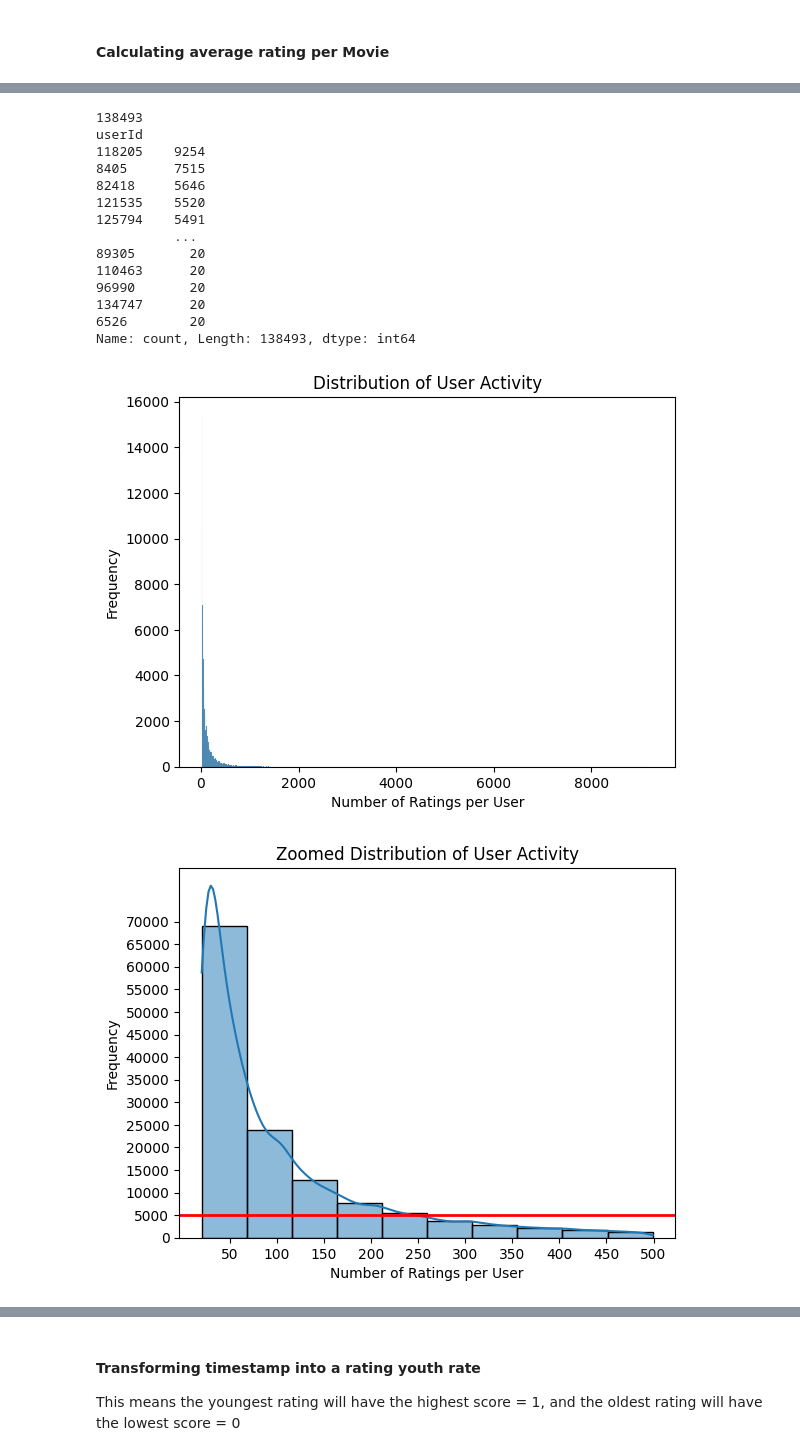
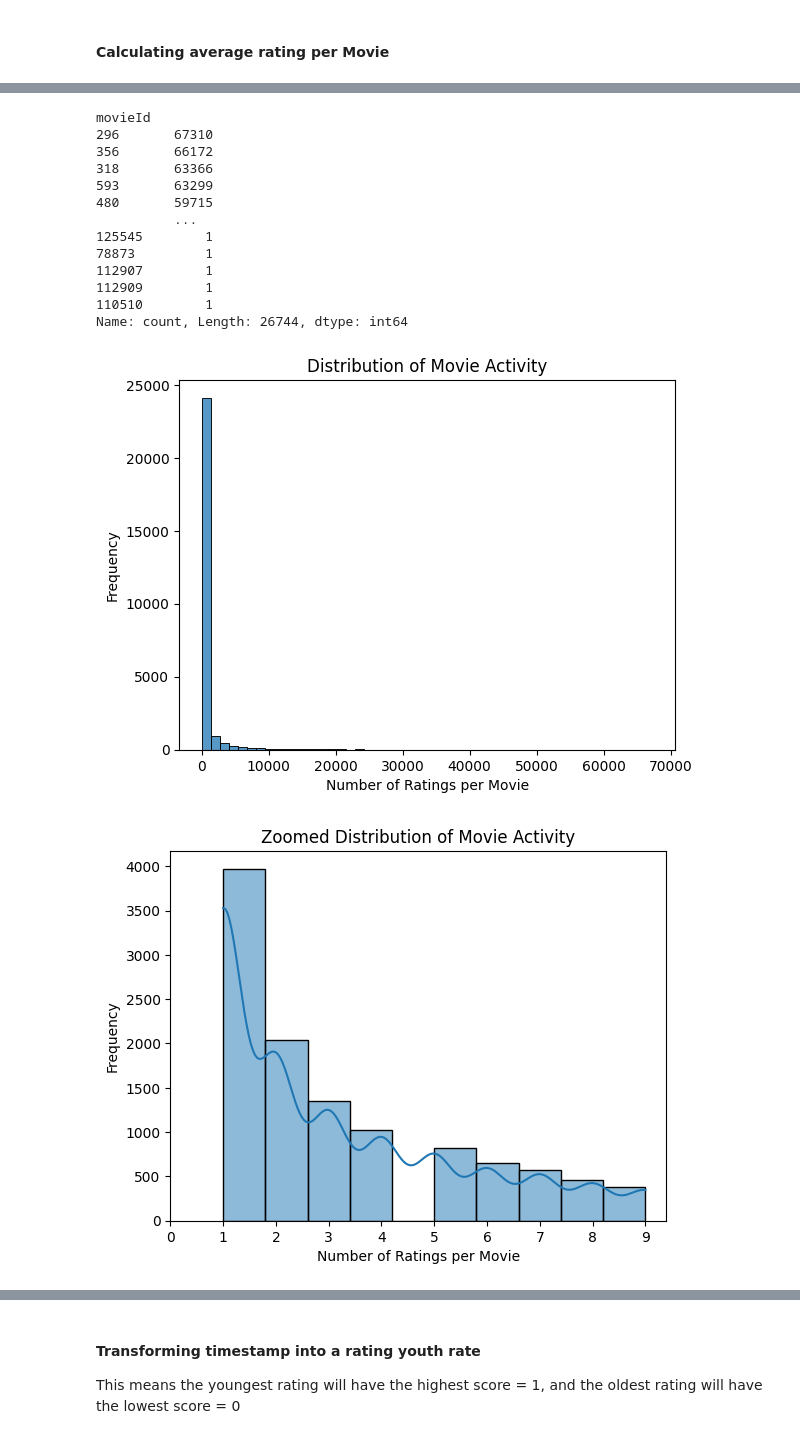
Before and after one commit to jcrigoni/grand_ml_project, a Jupyter notebook: Exploratory_Data_Analysis.ipynb, the cells around one changed output, grey strips where cells are left out. Cells and saved outputs as stored; diff of their text form; code cells hidden in the pictures.

Commit message:
exploratory data analysis + tableau

```diff
--- a/Exploratory_Data_Analysis.ipynb
+++ b/Exploratory_Data_Analysis.ipynb
@@ -25,0 +203,4 @@ df['userId'].nunique()
+# %%
+# Normalisation des valeurs de 'numVotes' pour obtenir un taux de popularité entre 0 et 1
+df['user_engagement_rate'] = (df['ratings_per_user'] - df['ratings_per_user'].min()) / (df['ratings_per_user'].max() - df['ratings_per_user'].min())
+df.head(2)
@@ -34,3 +287,0 @@ df['movieId'].nunique()
-# %%
-df['user_counts'] = df.groupby('userId')['userId'].transform('count')
-df.head()
@@ -44,6 +288,6 @@ df.head()
 # %% [markdown]
 #### Counting Movie rating occurence
 # %%
-df['movie_counts'] = df.groupby('movieId')['movieId'].transform('count')
+df['ratings_per_movie'] = df.groupby('movieId')['movieId'].transform('count')
 df.head()
 # %% [output]
@@ -108,55 +334,52 @@ sns.countplot(x='rating',data=df)
 # %%
-print(df['userId'].nunique())
-print(df['userId'].value_counts(ascending=False))
+print(df['movieId'].value_counts(ascending=False))
 # %% [output]
-138493
-userId
-118205    9254
-8405      7515
-82418     5646
-121535    5520
-125794    5491
+movieId
+296       67310
+356       66172
+318       63366
+593       63299
+480       59715
           ...
-89305       20
-110463      20
-96990       20
-134747      20
-6526        20
-Name: count, Length: 138493, dtype: int64
+125545        1
+78873         1
+112907        1
+112909        1
+110510        1
+Name: count, Length: 26744, dtype: int64
 # %%
 # Étape 1 : Compter le nombre d'occurrences de chaque userId
-user_counts = df['userId'].value_counts()
+movie_counts = df['movieId'].value_counts()
 
 # Étape 2 : Créer un DataFrame avec ces occurrences
-df_plot = pd.DataFrame({'userId': user_counts.index, 'counts': user_counts.values})
+df_plot_movie = pd.DataFrame({'movieId': movie_counts.index, 'counts': movie_counts.values})
 
 # Étape 3 : Tracer la distribution des occurrences
-sns.histplot(data=df_plot, x='counts')
+sns.histplot(data=df_plot_movie, x='counts', bins= 50)
 
 # Option 1: Limiter l'axe des x
 #plt.xlim(0, 2000)  # Ajustez les limites en fonction de ce qui vous semble pertinent
 
 # Optionnel : ajouter des titres et labels
-plt.title('Distribution of User Activity')
-plt.xlabel('Number of Ratings per User')
+plt.title('Distribution of Movie Activity')
+plt.xlabel('Number of Ratings per Movie')
 plt.ylabel('Frequency')
 plt.show()
 # %% [output]
-[figure, old version]
+[figure, new version]
 # %%
-df_plot_filtered = df_plot[df_plot['counts'] < 500]
-# Création du histogramme
-sns.histplot(data=df_plot_filtered, x='counts', bins=10, kde=True)
-# Ajouter une barre horizontale rouge à ordonnée 5000
-plt.axhline(y=5000, color='red', linestyle='-', linewidth=2)
-# Définir les graduations sur l'axe des x
-plt.xticks(ticks=range(50, 501, 50))
-plt.yticks(ticks=range(0, 70001,5000))
+df_plot_filtered_movie = df_plot_movie[df_plot_movie['counts'] < 10]
+# Creating a barplot
+sns.histplot(data=df_plot_filtered_movie, x='counts', bins=10, kde=True)
 
-plt.title('Zoomed Distribution of User Activity')
-plt.xlabel('Number of Ratings per User')
+# Create les graduations on x axis
+plt.xticks(ticks=range(0, 10, 1))
+
+
+plt.title('Zoomed Distribution of Movie Activity')
+plt.xlabel('Number of Ratings per Movie')
 plt.ylabel('Frequency')
-# Afficher le graphique
+# Show the plot
 plt.show()
 # %% [output]
-[figure, old version]
+[figure, new version]
```
Also changed, not shown: parts of 86 cells of this notebook.
